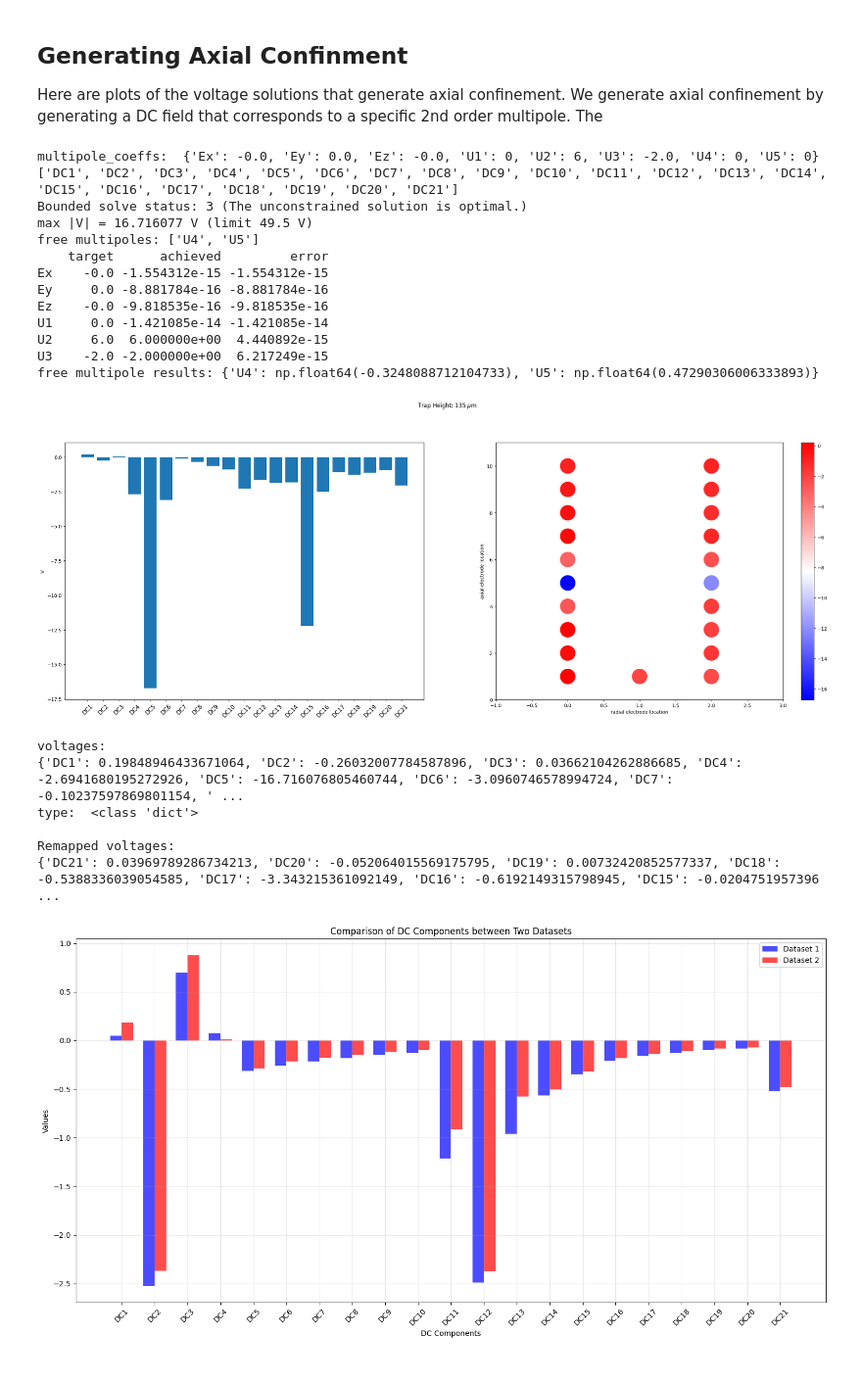
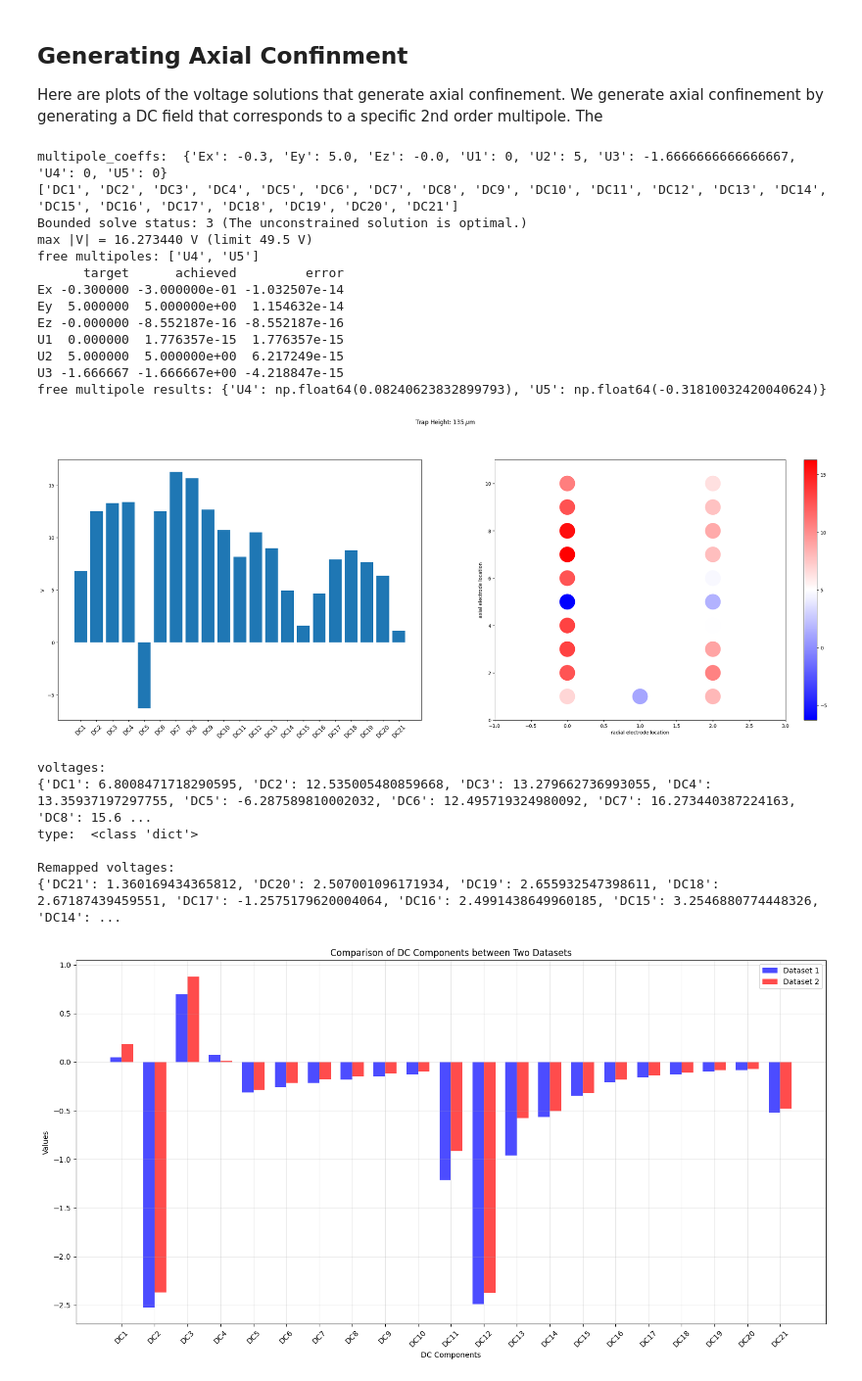
Before and after one commit to He-Wenhao/bem, a Jupyter notebook: examples/Integrated_photonics - Gen 2/III_Multipole_Expansion.ipynb, the cells around one changed output. Shown at 98% size. Saved outputs shown, nothing was run; the diff lists cells and outputs as text; code cells hidden in the pictures.

```diff
--- a/examples/Integrated_photonics - Gen 2/III_Multipole_Expansion.ipynb
+++ b/examples/Integrated_photonics - Gen 2/III_Multipole_Expansion.ipynb
@@ -416,13 +416,13 @@ def plot_muls(s,xl,zl,roi,height, max_voltage=9.9, free_multipoles=("U4", "U5"),
     return voltages_dict
 
 
-u2_value = 6
+u2_value = 5
 zl0 = (zl_position + 0.0) *1e-3
 voltages = plot_muls(s,xl,zl0,roi,
                      height = yl*1e3,
                      ez = -0.0,  # - moves the ion to the camera x-axis
-                     ex = -0.0,  # + moves the ion to the camera negative x-axis
-                     ey = 0.0, # + means moving the ion to the camera x-axis
+                     ex = -0.3,  # + moves the ion to the camera negative x-axis
+                     ey = 5.0, # + means moving the ion to the camera x-axis
                      u2 = u2_value,
                      u5 = 0,
                      u1 = 0,
@@ -431,7 +431,7 @@ voltages = plot_muls(s,xl,zl0,roi,
                      max_voltage = 9.9*5,
                      )
 
-voltages["DC20"] = 0.0
+# voltages["DC20"] = 0.0
 # voltages["DC15"] = 0.0
 
 print(f"voltages: \n{voltages}")
@@ -447,50 +447,50 @@ voltage_mapping = {
     "DC7": "DC15",
     "DC8": "DC14",
     "DC9": "DC13",
     "DC10": "DC12",
     "DC11": "DC10",
     "DC12": "DC9",
     "DC13": "DC8",
     "DC14": "DC7",
     "DC15": "DC6",
     "DC16": "DC5",
     "DC17": "DC4",
     "DC18": "DC3",
     "DC19": "DC2",
     "DC20": "DC1",
     "DC21": "DC11",
 }
 
 # # Remap the voltages dictionary keys using voltage_mapping. if there is no the corresponding key in the original dictionary, assign value 0.0 to the corresponding key in the remapped dictionary
 # remapped_voltages = {voltage_mapping.get(k, k): v for k, v in voltages.items()}
 # print(f"\nRemapped voltages: \n{remapped_voltages}")
 
 remapped_voltages = {
     voltage_mapping.get(k, k): v / 5
     for k, v in voltages.items()
 }
 print(f"\nRemapped voltages: \n{remapped_voltages}")
 # %% [output]
-multipole_coeffs:  {'Ex': -0.0, 'Ey': 0.0, 'Ez': -0.0, 'U1': 0, 'U2': 6, 'U3': -2.0, 'U4': 0, 'U5': 0}
+multipole_coeffs:  {'Ex': -0.3, 'Ey': 5.0, 'Ez': -0.0, 'U1': 0, 'U2': 5, 'U3': -1.6666666666666667, 'U4': 0, 'U5': 0}
 ['DC1', 'DC2', 'DC3', 'DC4', 'DC5', 'DC6', 'DC7', 'DC8', 'DC9', 'DC10', 'DC11', 'DC12', 'DC13', 'DC14', 'DC15', 'DC16', 'DC17', 'DC18', 'DC19', 'DC20', 'DC21']
 Bounded solve status: 3 (The unconstrained solution is optimal.)
-max |V| = 16.716077 V (limit 49.5 V)
+max |V| = 16.273440 V (limit 49.5 V)
 free multipoles: ['U4', 'U5']
-    target      achieved         error
-Ex    -0.0 -1.554312e-15 -1.554312e-15
-Ey     0.0 -8.881784e-16 -8.881784e-16
-Ez    -0.0 -9.818535e-16 -9.818535e-16
-U1     0.0 -1.421085e-14 -1.421085e-14
-U2     6.0  6.000000e+00  4.440892e-15
-U3    -2.0 -2.000000e+00  6.217249e-15
-free multipole results: {'U4': np.float64(-0.3248088712104733), 'U5': np.float64(0.47290306006333893)}
+      target      achieved         error
+Ex -0.300000 -3.000000e-01 -1.032507e-14
+Ey  5.000000  5.000000e+00  1.154632e-14
+Ez -0.000000 -8.552187e-16 -8.552187e-16
+U1  0.000000  1.776357e-15  1.776357e-15
+U2  5.000000  5.000000e+00  6.217249e-15
+U3 -1.666667 -1.666667e+00 -4.218847e-15
+free multipole results: {'U4': np.float64(0.08240623832899793), 'U5': np.float64(-0.31810032420040624)}
-[figure, old version]
+[figure, new version]
 voltages:
-{'DC1': 0.19848946433671064, 'DC2': -0.26032007784587896, 'DC3': 0.03662104262886685, 'DC4': -2.6941680195272926, 'DC5': -16.716076805460744, 'DC6': -3.0960746578994724, 'DC7': -0.10237597869801154, ' ...
+{'DC1': 6.8008471718290595, 'DC2': 12.535005480859668, 'DC3': 13.279662736993055, 'DC4': 13.35937197297755, 'DC5': -6.287589810002032, 'DC6': 12.495719324980092, 'DC7': 16.273440387224163, 'DC8': 15.6 ...
 type:  <class 'dict'>
 
 Remapped voltages:
-{'DC21': 0.03969789286734213, 'DC20': -0.052064015569175795, 'DC19': 0.00732420852577337, 'DC18': -0.5388336039054585, 'DC17': -3.343215361092149, 'DC16': -0.6192149315798945, 'DC15': -0.0204751957396 ...
+{'DC21': 1.360169434365812, 'DC20': 2.507001096171934, 'DC19': 2.655932547398611, 'DC18': 2.67187439459551, 'DC17': -1.2575179620004064, 'DC16': 2.4991438649960185, 'DC15': 3.2546880774448326, 'DC14': ...
 # %%
 import matplotlib.pyplot as plt
 import json
```
Also changed, not shown: parts of 1 cell of this notebook.
